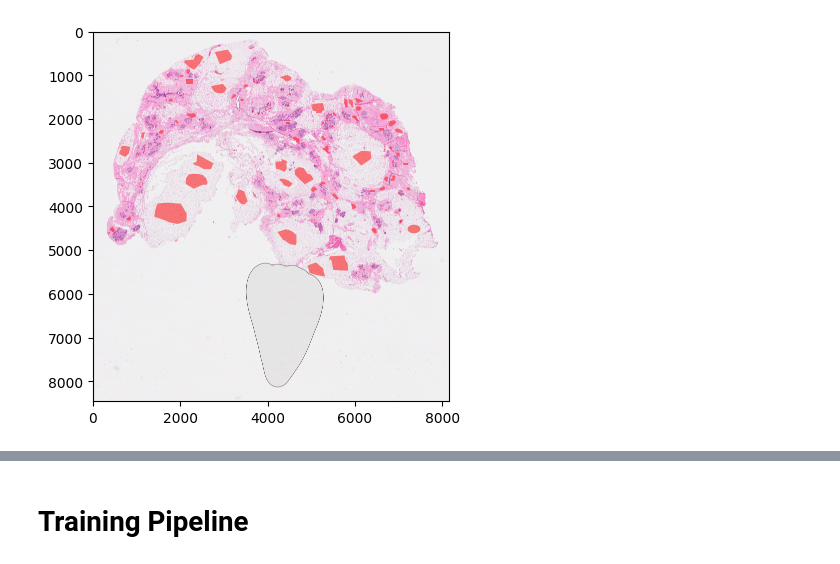
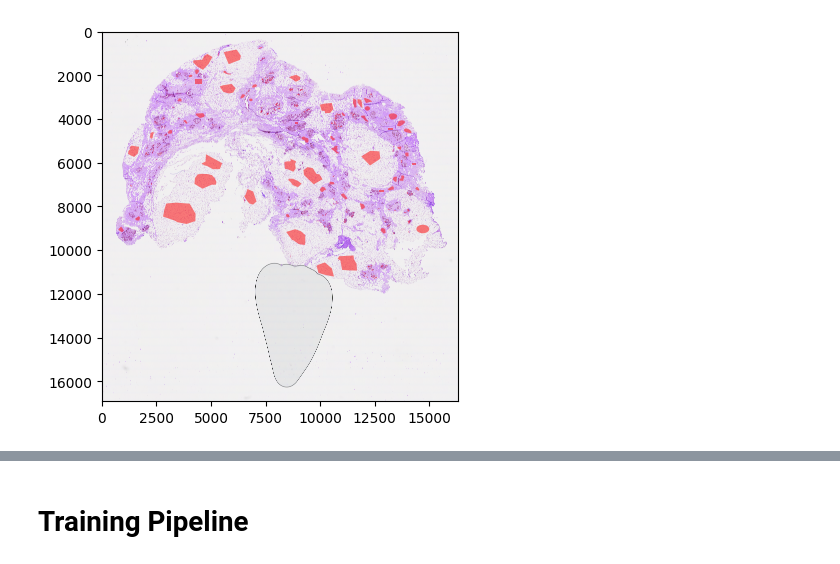
Before and after one commit to 8toz/3d_breast_reconstruction, a Jupyter notebook: train_classifier.ipynb, the cells around one changed output, grey strips where cells are left out. Cells and saved outputs as stored; diff of their text form; code cells hidden in the pictures.

Commit message:
EDA effect of rescaling on the labels

```diff
--- a/train_classifier.ipynb
+++ b/train_classifier.ipynb
@@ -8,17 +8,0 @@ from PIL import Image
-# %%
-def rgb_to_hex(rgb):
-    """
-    Convert RGB color representation to hexadecimal format.
-
-    Args:
-    - rgb (list): List containing RGB color values [R, G, B].
-
-    Returns:
-    - str: Hexadecimal representation of the RGB color.
-    """
-    return '#{:02x}{:02x}{:02x}'.format(*rgb)
-
-
-# Define a function to scale a single geometry object
-def scale_geometry(geom, scaling_factor):
-    return scale(geom, xfact=scaling_factor, yfact=scaling_factor, zfact=1, origin=(0, 0))
@@ -25 +11,4 @@ def scale_geometry(geom, scaling_factor):
+# %%
+GEOJSON_PATH = './data/GeoJson/H21-066.4_HE332_033_Scan1.qptiff - resolution #1.geojson'
+IMAGE_PATH = './data/66-4/H21-066.4_HE332_033/processed_4/H21-066.4_HE332_033_Scan1.tif'
 # %%
@@ -33,10 +51,11 @@ labels_df['geometry'] = labels_df['geometry'].apply(lambda row: scale_geometry(r
+# %%
+resolution = "original"
+image = load_image('./data/66-4/H21-066.4_HE332_033/processed_'+resolution+'/H21-066.4_HE332_033_Scan1.tif')
+labels_df  = load_labels('./data/GeoJson/H21-066.4_HE332_033_Scan1.qptiff - resolution #1.geojson')
 # %%
 # Load the TIFF image
-image_path = './data/66-4/H21-066.4_HE332_033/processed_8/H21-066.4_HE332_033_Scan1.tif'
-pil_image = Image.open(image_path)
-
 labels_df.plot(ax=plt.gca(), color='red', alpha=0.5, aspect=1)
-plt.imshow(pil_image)
+plt.imshow(image)
 plt.show()
 # %% [output]
-[figure, old version]
+[figure, new version]
```
Also changed, not shown: parts of 15 cells of this notebook, 2 other files.
